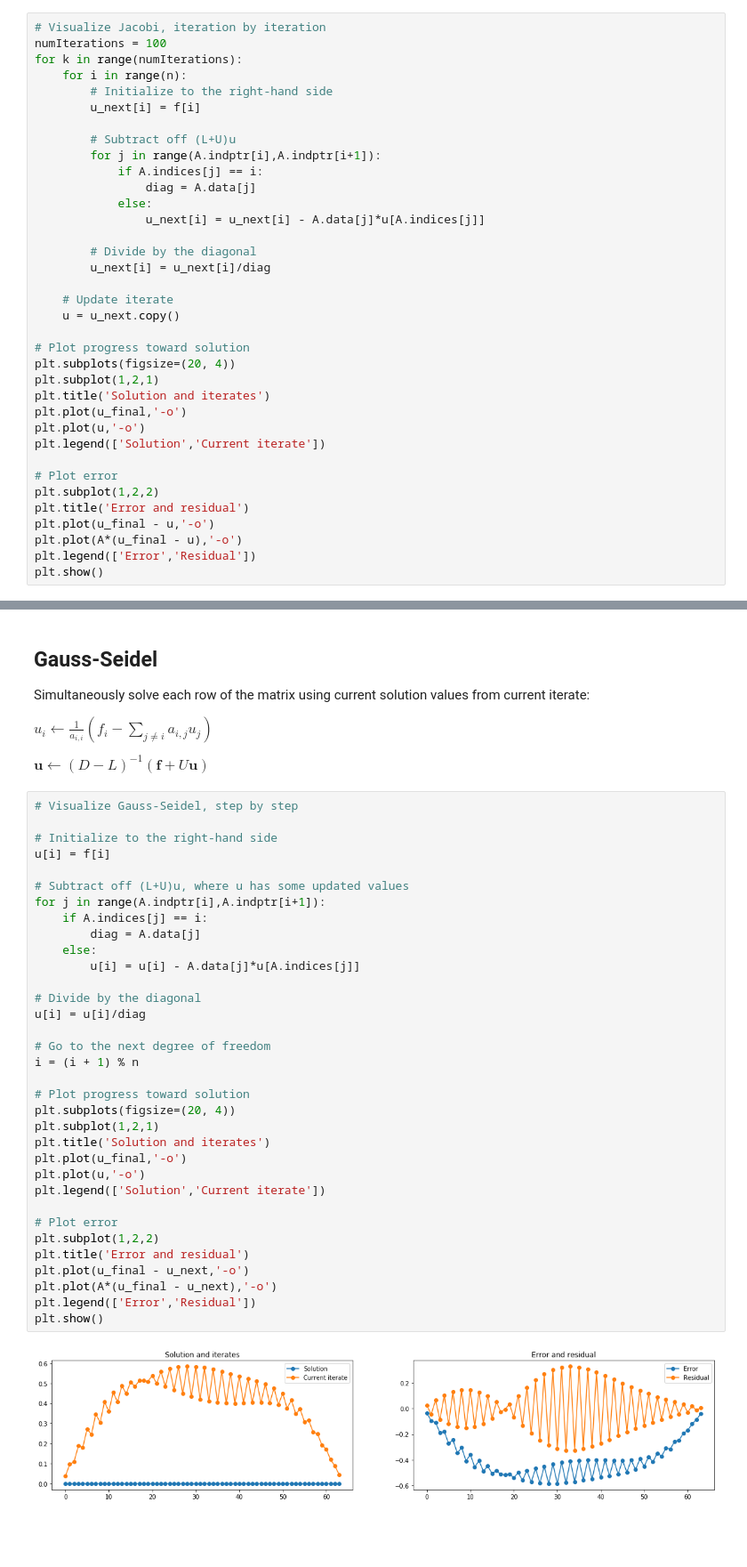
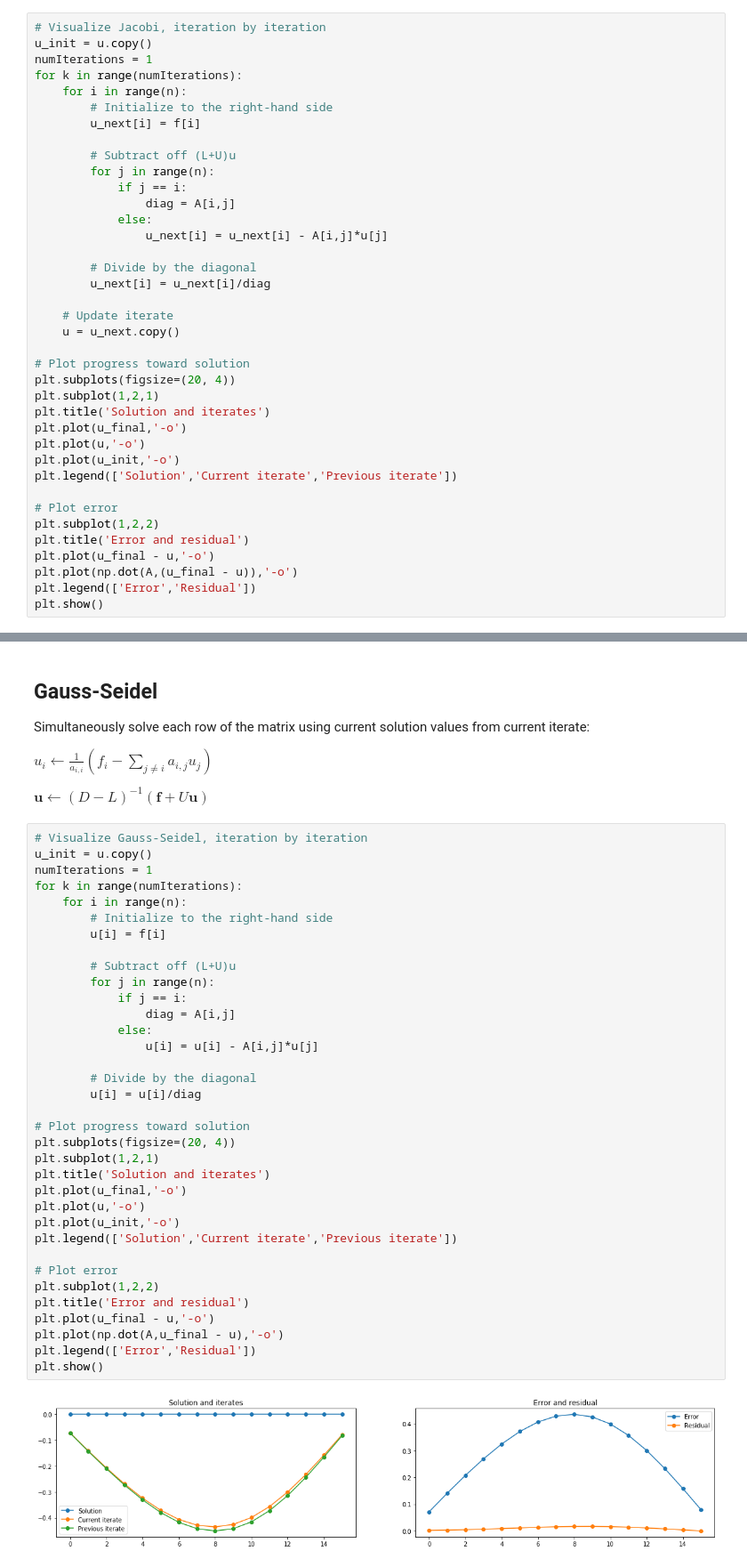
Before and after one commit to waynemitchell/teaching, a Jupyter notebook: notebooks/iterativeMethods.ipynb, the cells around one changed output, grey strips where cells are left out. Shown: that part at 89% size. Drawn from its saved outputs; the diff is of its cells as text; blank space fills up the shorter version.

```diff
--- a/notebooks/iterativeMethods.ipynb
+++ b/notebooks/iterativeMethods.ipynb
@@ -80,17 +91,18 @@ plt.show()
 # %%
 # Visualize Jacobi, iteration by iteration
-numIterations = 100
+u_init = u.copy()
+numIterations = 1
 for k in range(numIterations):
     for i in range(n):
         # Initialize to the right-hand side
         u_next[i] = f[i]
 
         # Subtract off (L+U)u
-        for j in range(A.indptr[i],A.indptr[i+1]):
-            if A.indices[j] == i:
-                diag = A.data[j]
+        for j in range(n):
+            if j == i:
+                diag = A[i,j]
             else:
-                u_next[i] = u_next[i] - A.data[j]*u[A.indices[j]]
+                u_next[i] = u_next[i] - A[i,j]*u[j]
 
         # Divide by the diagonal
         u_next[i] = u_next[i]/diag
@@ -104,13 +116,14 @@ plt.subplot(1,2,1)
 plt.title('Solution and iterates')
 plt.plot(u_final,'-o')
 plt.plot(u,'-o')
-plt.legend(['Solution','Current iterate'])
+plt.plot(u_init,'-o')
+plt.legend(['Solution','Current iterate','Previous iterate'])
 
 # Plot error
 plt.subplot(1,2,2)
 plt.title('Error and residual')
 plt.plot(u_final - u,'-o')
-plt.plot(A*(u_final - u),'-o')
+plt.plot(np.dot(A,(u_final - u)),'-o')
 plt.legend(['Error','Residual'])
 plt.show()
 # %% [output]
@@ -124,38 +187,39 @@ $u_i \leftarrow \frac{1}{a_{i,i}} (f_i - \sum_{j\neq i} a_{i,j}u_j)$
 
 $\mathbf{u} \leftarrow (D-L)^{-1}(\mathbf{f} + U\mathbf{u})$
 # %%
-# Visualize Gauss-Seidel, step by step
+# Visualize Gauss-Seidel, iteration by iteration
+u_init = u.copy()
+numIterations = 1
+for k in range(numIterations):
+    for i in range(n):
+        # Initialize to the right-hand side
+        u[i] = f[i]
 
-# Initialize to the right-hand side
-u[i] = f[i]
+        # Subtract off (L+U)u
+        for j in range(n):
+            if j == i:
+                diag = A[i,j]
+            else:
+                u[i] = u[i] - A[i,j]*u[j]
 
-# Subtract off (L+U)u, where u has some updated values
-for j in range(A.indptr[i],A.indptr[i+1]):
-    if A.indices[j] == i:
-        diag = A.data[j]
-    else:
-        u[i] = u[i] - A.data[j]*u[A.indices[j]]
-
-# Divide by the diagonal
-u[i] = u[i]/diag
-
-# Go to the next degree of freedom
-i = (i + 1) % n
+        # Divide by the diagonal
+        u[i] = u[i]/diag
 
 # Plot progress toward solution
 plt.subplots(figsize=(20, 4))
 plt.subplot(1,2,1)
 plt.title('Solution and iterates')
 plt.plot(u_final,'-o')
 plt.plot(u,'-o')
-plt.legend(['Solution','Current iterate'])
+plt.plot(u_init,'-o')
+plt.legend(['Solution','Current iterate','Previous iterate'])
 
 # Plot error
 plt.subplot(1,2,2)
 plt.title('Error and residual')
-plt.plot(u_final - u_next,'-o')
-plt.plot(A*(u_final - u_next),'-o')
+plt.plot(u_final - u,'-o')
+plt.plot(np.dot(A,u_final - u),'-o')
 plt.legend(['Error','Residual'])
 plt.show()
 # %% [output]
-[figure, old version]
+[figure, new version]
```
Also changed, not shown: parts of 6 cells of this notebook, 8 other files.
